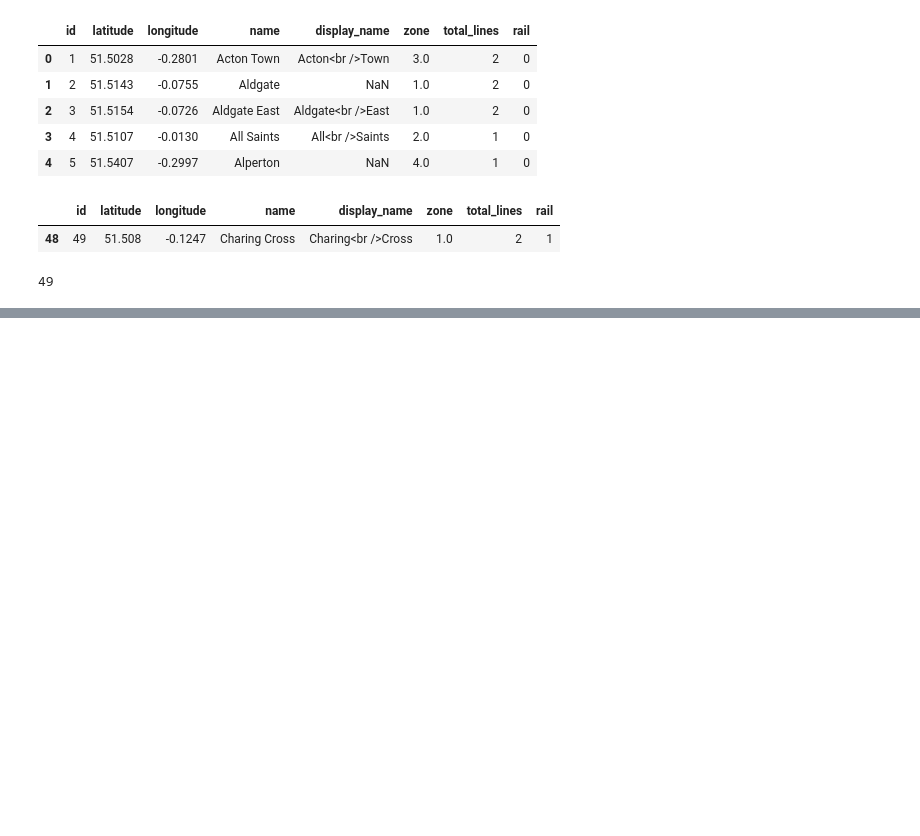
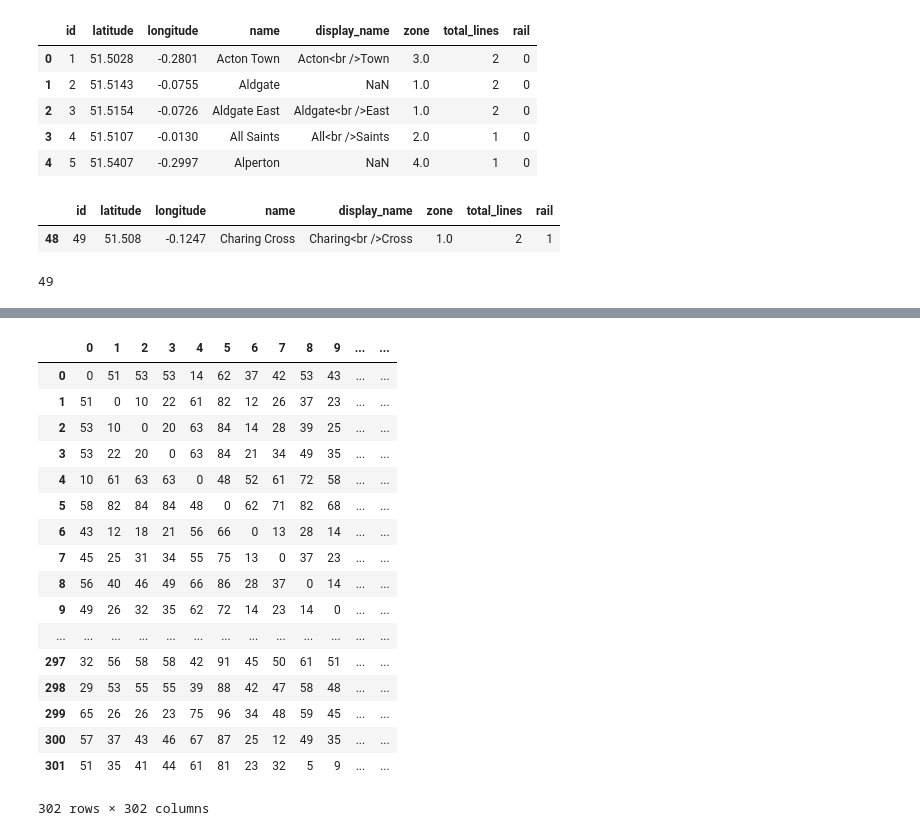
Before and after one commit to gbiggs31/halfway2, a Jupyter notebook: Scratch Script.ipynb, the cells around one changed output, grey strips where cells are left out. Drawn from its saved outputs; the diff is of its cells as text; code cells hidden in the pictures; blank space fills up the shorter version.

```diff
--- a/Scratch Script.ipynb
+++ b/Scratch Script.ipynb
@@ -146,0 +167,3 @@ find_nearest_station(d["user_input_latitude{0}".format(0)],d["user_input_longitu
+# %%
+from ast import literal_eval
+test_dict = literal_eval(data_tubetravel[data_tubetravel['id'] == int(49)]['travel_times'][48])
@@ -146,0 +194,28 @@ find_nearest_station(d["user_input_latitude{0}".format(0)],d["user_input_longitu
+# %%
+
+# could this not be precomputed?
+def nearest_station_to_rest(closest_tube_id):
+    person_travel = []
+    tube_id = []
+    tube_results = []
+
+    from ast import literal_eval
+    test_dict = literal_eval(data_tubetravel[data_tubetravel['id'] == closest_tube_id]['travel_times'][closest_tube_id - 1])
+
+    for destination in test_dict:
+        person_travel.append(test_dict[destination]['time'])
+        tube_id.append(destination)
+    return person_travel, tube_id
+# %%
+# %%timeit
+# around 20 seconds to compute distance from every station to every other station
+test_person_travel = []
+test_tube_id = []
+
+for tube in data_stations.itertuples():
+    test_val = getattr(tube,'id')
+    person_travel, tube_id = nearest_station_to_rest(test_val)
+    test_tube_id.append(tube_id)
+    test_person_travel.append(person_travel)
+# %%
+test_person_travel = pd.DataFrame(test_person_travel)
@@ -146,0 +232,22 @@ find_nearest_station(d["user_input_latitude{0}".format(0)],d["user_input_longitu
+# %%
+# can just look up travel time now right?
+test_person_travel
+# %% [output]
+|  | 0 | 1 | 2 | 3 | 4 | 5 | 6 | 7 | 8 | 9 | ... | ... |
+| 0 | 0 | 51 | 53 | 53 | 14 | 62 | 37 | 42 | 53 | 43 | ... | ... |
+| 1 | 51 | 0 | 10 | 22 | 61 | 82 | 12 | 26 | 37 | 23 | ... | ... |
+| 2 | 53 | 10 | 0 | 20 | 63 | 84 | 14 | 28 | 39 | 25 | ... | ... |
+| 3 | 53 | 22 | 20 | 0 | 63 | 84 | 21 | 34 | 49 | 35 | ... | ... |
+| 4 | 10 | 61 | 63 | 63 | 0 | 48 | 52 | 61 | 72 | 58 | ... | ... |
+| 5 | 58 | 82 | 84 | 84 | 48 | 0 | 62 | 71 | 82 | 68 | ... | ... |
+| 6 | 43 | 12 | 18 | 21 | 56 | 66 | 0 | 13 | 28 | 14 | ... | ... |
+| 7 | 45 | 25 | 31 | 34 | 55 | 75 | 13 | 0 | 37 | 23 | ... | ... |
+| 8 | 56 | 40 | 46 | 49 | 66 | 86 | 28 | 37 | 0 | 14 | ... | ... |
+| 9 | 49 | 26 | 32 | 35 | 62 | 72 | 14 | 23 | 14 | 0 | ... | ... |
+| ... | ... | ... | ... | ... | ... | ... | ... | ... | ... | ... | ... | ... |
+| 297 | 32 | 56 | 58 | 58 | 42 | 91 | 45 | 50 | 61 | 51 | ... | ... |
+| 298 | 29 | 53 | 55 | 55 | 39 | 88 | 42 | 47 | 58 | 48 | ... | ... |
+| 299 | 65 | 26 | 26 | 23 | 75 | 96 | 34 | 48 | 59 | 45 | ... | ... |
+| 300 | 57 | 37 | 43 | 46 | 67 | 87 | 25 | 12 | 49 | 35 | ... | ... |
+| 301 | 51 | 35 | 41 | 44 | 61 | 81 | 23 | 32 | 5 | 9 | ... | ... |
+302 rows × 302 columns
```
Also changed, not shown: parts of 13 cells of this notebook, 3 other files.
